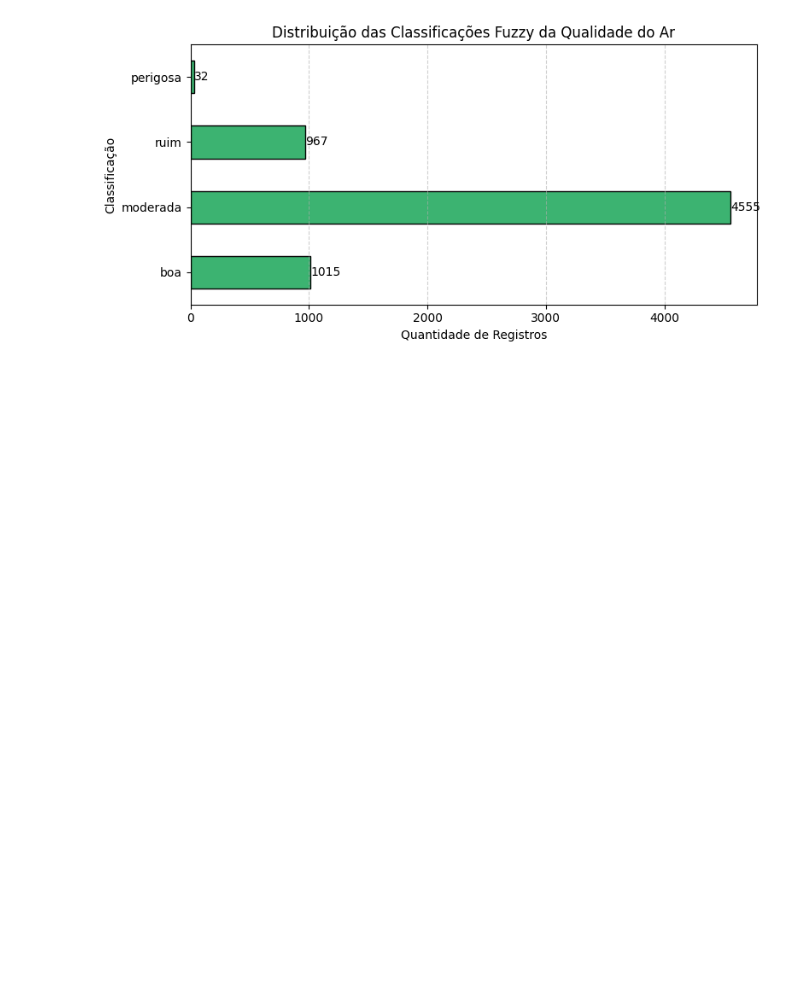
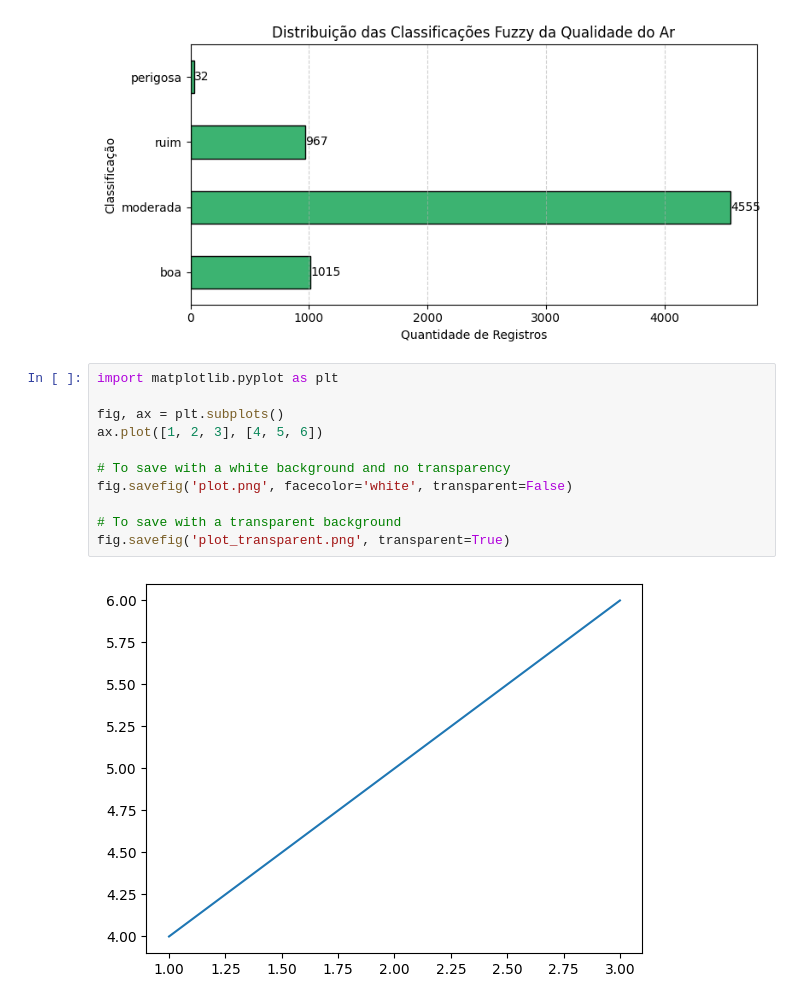
Before and after one commit to GiovanniS99/air-quality, a Jupyter notebook: 2ª avaliação - versão 2 - aplicação fuzzy em todo o dataframe .ipynb, the cells around one changed output. Saved outputs shown, nothing was run; the diff lists cells and outputs as text; blank space fills up the shorter version.

```diff
--- a/2ª avaliação - versão 2 - aplicação fuzzy em todo o dataframe .ipynb
+++ b/2ª avaliação - versão 2 - aplicação fuzzy em todo o dataframe .ipynb
@@ -172,3 +172,16 @@ plt.tight_layout()
 plt.show()
 # %% [output]
 [figure]
+# %%
+import matplotlib.pyplot as plt
+
+fig, ax = plt.subplots()
+ax.plot([1, 2, 3], [4, 5, 6])
+
+# To save with a white background and no transparency
+fig.savefig('plot.png', facecolor='white', transparent=False)
+
+# To save with a transparent background
+fig.savefig('plot_transparent.png', transparent=True)
+# %% [output]
+[figure, added]
```
